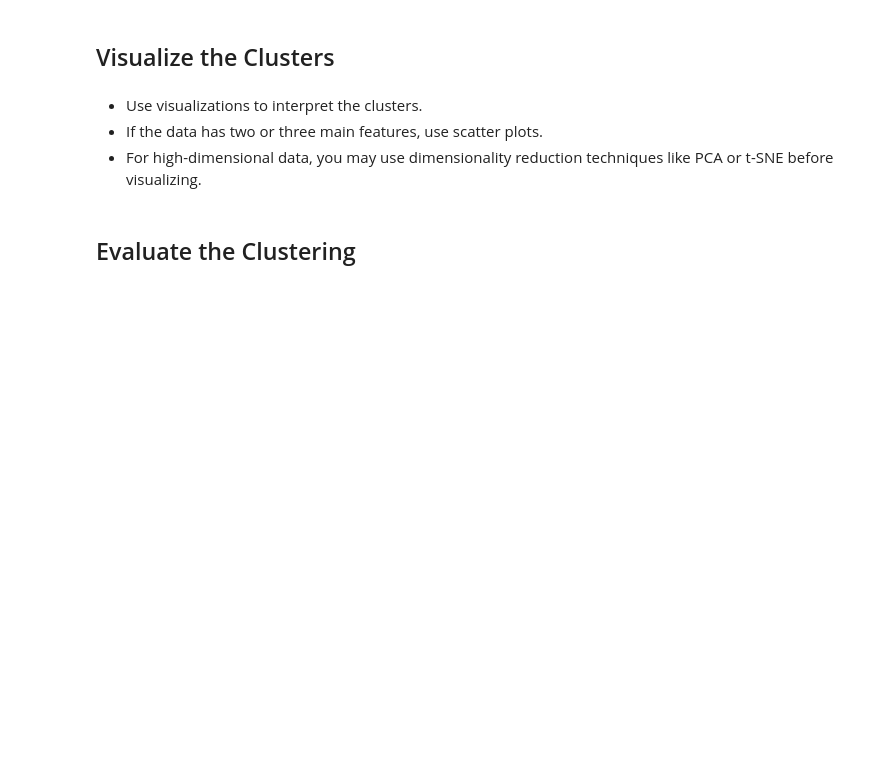
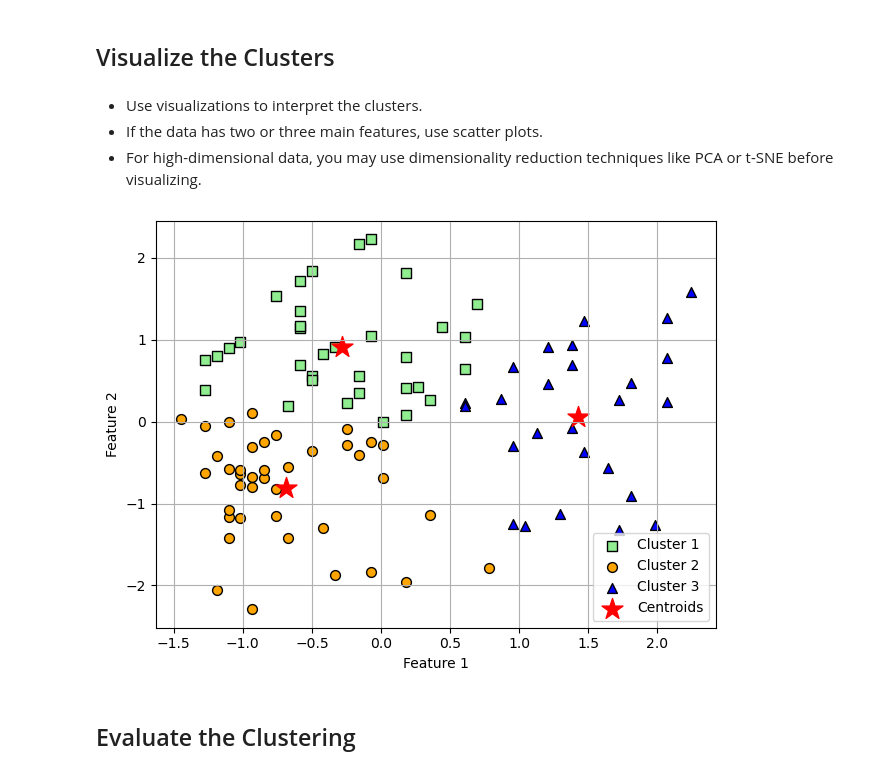
Before and after one commit to Alex-Idachaba/Machine-Learning-Algorithms, a Jupyter notebook: k-means_clustering.ipynb, the cells around one changed output. Cells and saved outputs as stored; diff of their text form; code cells hidden in the pictures; blank space fills up the shorter version.

```diff
--- a/k-means_clustering.ipynb
+++ b/k-means_clustering.ipynb
@@ -265,6 +366,71 @@ plt.show()
 * Use visualizations to interpret the clusters.
 * If the data has two or three main features, use scatter plots.
 * For high-dimensional data, you may use dimensionality reduction techniques like PCA or t-SNE before visualizing.
+# %%
+# Import necessary libraries
+import matplotlib.pyplot as plt
+from sklearn.cluster import KMeans
+
+# Create a KMeans instance with 3 clusters
+km = KMeans(n_clusters=3,  # Set to 3 clusters
+            init='k-means++',
+            n_init=10,
+            max_iter=300,
+            tol=1e-04,
+            random_state=0)
+
+# Fit the model to the data and predict the cluster labels
+y_km = km.fit_predict(df_scaled)
+
+# Plot the data points belonging to the first cluster
+plt.scatter(df_scaled[y_km == 0, 0],  # Data points in cluster 1
+            df_scaled[y_km == 0, 1],
+            s=50,  # Size of points
+            c='lightgreen',  # Color for cluster 1
+            edgecolor='black',
+            marker='s',  # Square marker for cluster 1
+            label='Cluster 1')
+
+# Plot the data points belonging to the second cluster
+plt.scatter(df_scaled[y_km == 1, 0],  # Data points in cluster 2
+            df_scaled[y_km == 1, 1],
+            s=50,
+            c='orange',  # Color for cluster 2
+            edgecolor='black',
+            marker='o',  # Circle marker for cluster 2
+            label='Cluster 2')
+
+# Plot the data points belonging to the third cluster
+plt.scatter(df_scaled[y_km == 2, 0],  # Data points in cluster 3
+            df_scaled[y_km == 2, 1],
+            s=50,
+            c='blue',  # Color for cluster 3
+            edgecolor='black',
+            marker='^',  # Triangle marker for cluster 3
+            label='Cluster 3')
+
+# Plot the centroids of the clusters
+plt.scatter(km.cluster_centers_[:, 0], km.cluster_centers_[:, 1],
+            s=250,  # Size of centroid marker
+            marker='*',  # Star marker for centroids
+            c='red',  # Color for centroids
+            label='Centroids')
+
+# Label the axes
+plt.xlabel('Feature 1')
+plt.ylabel('Feature 2')
+
+# Show the legend for the plot
+plt.legend()
+
+# Add grid and make the layout tight
+plt.grid()
+plt.tight_layout()
+
+# Display the plot
+plt.show()
+# %% [output]
+[figure, added]
 # %% [markdown]
 ## Evaluate the Clustering
 # %% [markdown]
```
Also changed, not shown: parts of 16 cells of this notebook.
